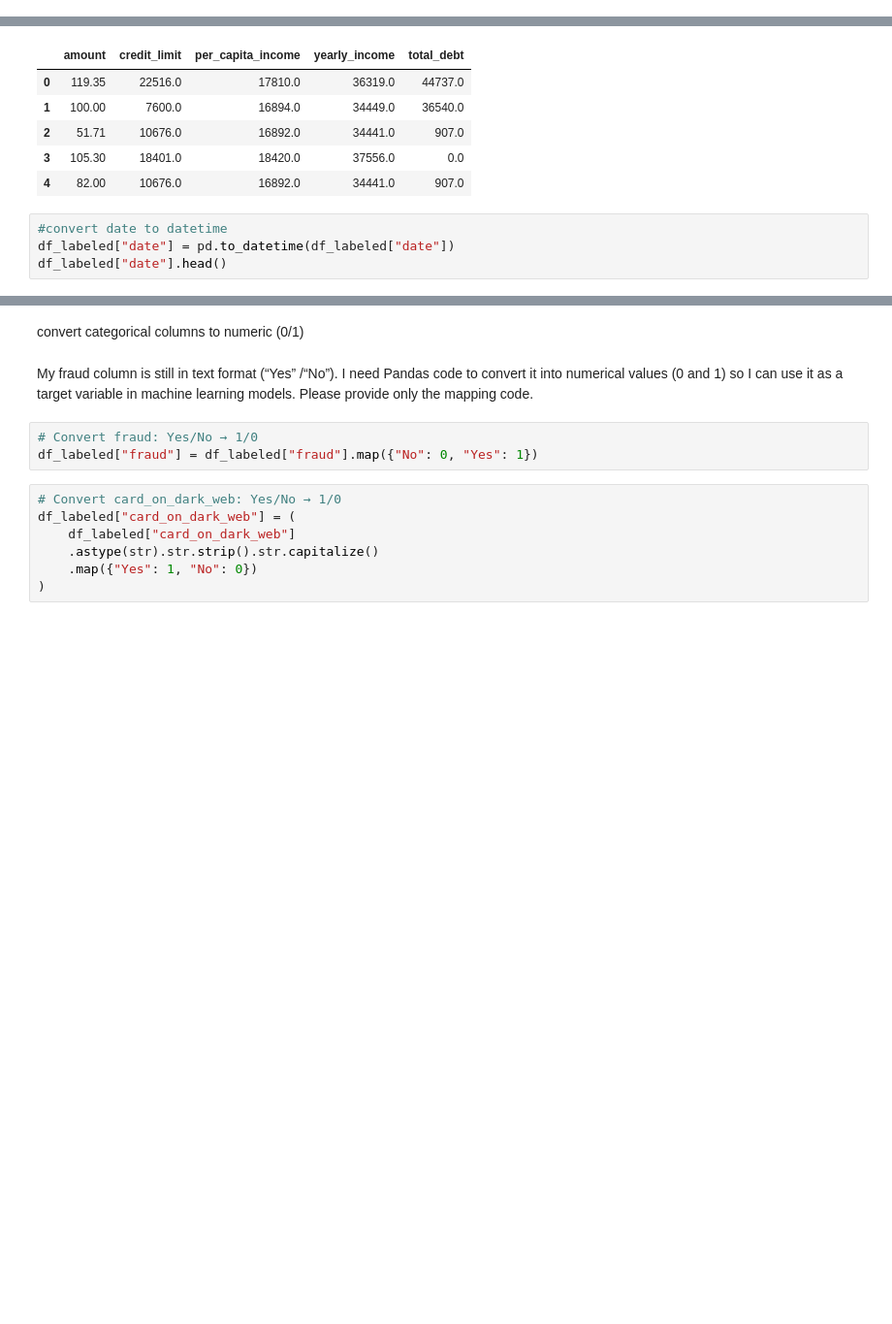
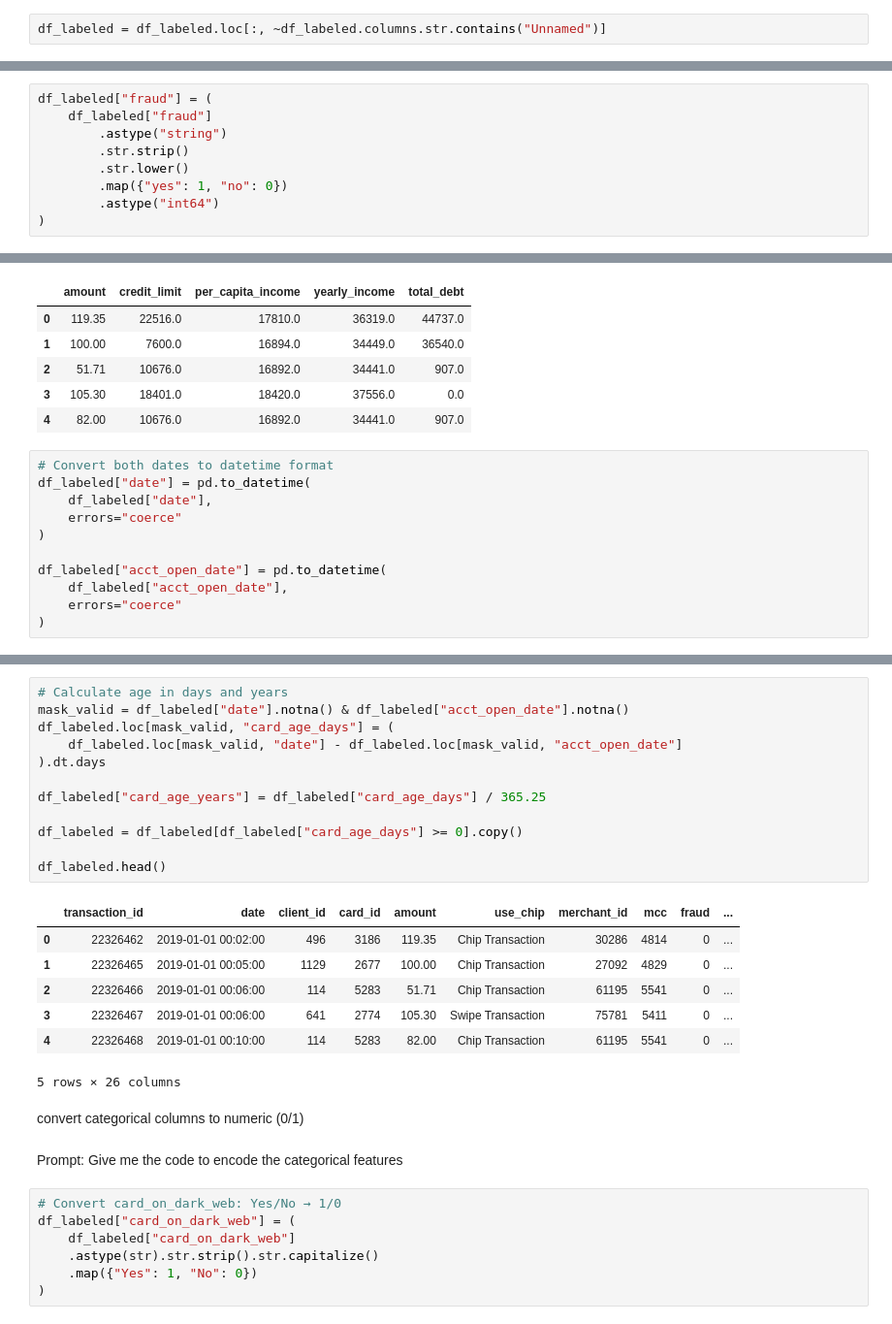
Before and after one commit to journalss2002-gif/DataMining-Fall2025-Project, a Jupyter notebook: data_cleaning.ipynb, the cells around one changed output, grey strips where cells are left out. Shown at 97% size. Drawn from its saved outputs; the diff is of its cells as text; blank space fills up the shorter version.

```diff
--- a/data_cleaning.ipynb
+++ b/data_cleaning.ipynb
@@ -70,6 +70,8 @@ array(['No', nan, 'Yes'], dtype=object)
 # %%
 #dropping nan rows
 df_labeled = df_master.dropna(subset=["fraud"]).copy()
+# %%
+df_labeled = df_labeled.loc[:, ~df_labeled.columns.str.contains("Unnamed")]
 # %%
 #checking for unique
 df_labeled.nunique()
@@ -118,6 +120,15 @@ per_capita_income    float64
 yearly_income        float64
 total_debt           float64
 dtype: object
+# %%
+df_labeled["fraud"] = (
+    df_labeled["fraud"]
+        .astype("string")
+        .str.strip()
+        .str.lower()
+        .map({"yes": 1, "no": 0})
+        .astype("int64")
+)
 # %%
 df_labeled[money_cols].head()
 # %% [output]
@@ -128,6 +139,13 @@ df_labeled[money_cols].head()
 | 3 | 105.30 | 18401.0 | 18420.0 | 37556.0 | 0.0 |
 | 4 | 82.00 | 10676.0 | 16892.0 | 34441.0 | 907.0 |
 # %%
-#convert date to datetime
-df_labeled["date"] = pd.to_datetime(df_labeled["date"])
-df_labeled["date"].head()
+# Convert both dates to datetime format
+df_labeled["date"] = pd.to_datetime(
+    df_labeled["date"],
+    errors="coerce"
+)
+
+df_labeled["acct_open_date"] = pd.to_datetime(
+    df_labeled["acct_open_date"],
+    errors="coerce"
+)
@@ -141,13 +152,27 @@ Name: date, dtype: datetime64[ns]
+# %%
+# Calculate age in days and years
+mask_valid = df_labeled["date"].notna() & df_labeled["acct_open_date"].notna()
+df_labeled.loc[mask_valid, "card_age_days"] = (
+    df_labeled.loc[mask_valid, "date"] - df_labeled.loc[mask_valid, "acct_open_date"]
+).dt.days
+
+df_labeled["card_age_years"] = df_labeled["card_age_days"] / 365.25
+
+df_labeled = df_labeled[df_labeled["card_age_days"] >= 0].copy()
+
+df_labeled.head()
+# %% [output]
+|  | transaction_id | date | client_id | card_id | amount | use_chip | merchant_id | mcc | fraud | ... |
+| 0 | 22326462 | 2019-01-01 00:02:00 | 496 | 3186 | 119.35 | Chip Transaction | 30286 | 4814 | 0 | ... |
+| 1 | 22326465 | 2019-01-01 00:05:00 | 1129 | 2677 | 100.00 | Chip Transaction | 27092 | 4829 | 0 | ... |
+| 2 | 22326466 | 2019-01-01 00:06:00 | 114 | 5283 | 51.71 | Chip Transaction | 61195 | 5541 | 0 | ... |
+| 3 | 22326467 | 2019-01-01 00:06:00 | 641 | 2774 | 105.30 | Swipe Transaction | 75781 | 5411 | 0 | ... |
+| 4 | 22326468 | 2019-01-01 00:10:00 | 114 | 5283 | 82.00 | Chip Transaction | 61195 | 5541 | 0 | ... |
+5 rows × 26 columns
 # %% [markdown]
 convert categorical columns to numeric (0/1)
-# %% [markdown]
-
-My fraud column is still in text format (“Yes” /“No”).
-I need Pandas code to convert it into numerical values (0 and 1) so I can use it as a target variable in machine learning models.
-Please provide only the mapping code.
-# %%
-# Convert fraud: Yes/No → 1/0
-df_labeled["fraud"] = df_labeled["fraud"].map({"No": 0, "Yes": 1})
+# %% [markdown]
+Prompt: Give me the code to encode the categorical features
 # %%
 # Convert card_on_dark_web: Yes/No → 1/0
 df_labeled["card_on_dark_web"] = (
```
Also changed, not shown: parts of 23 cells of this notebook, 1 other file.
